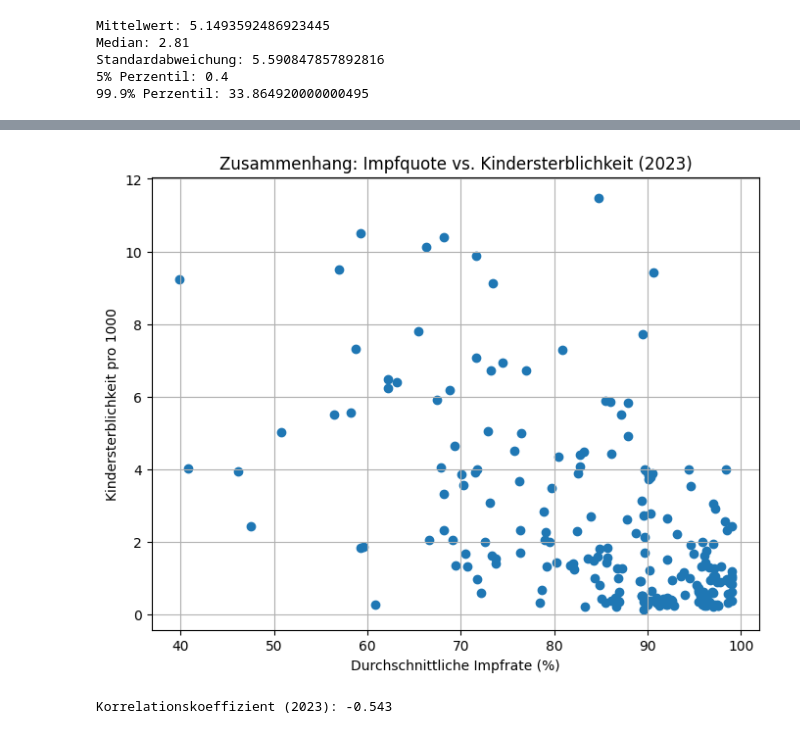
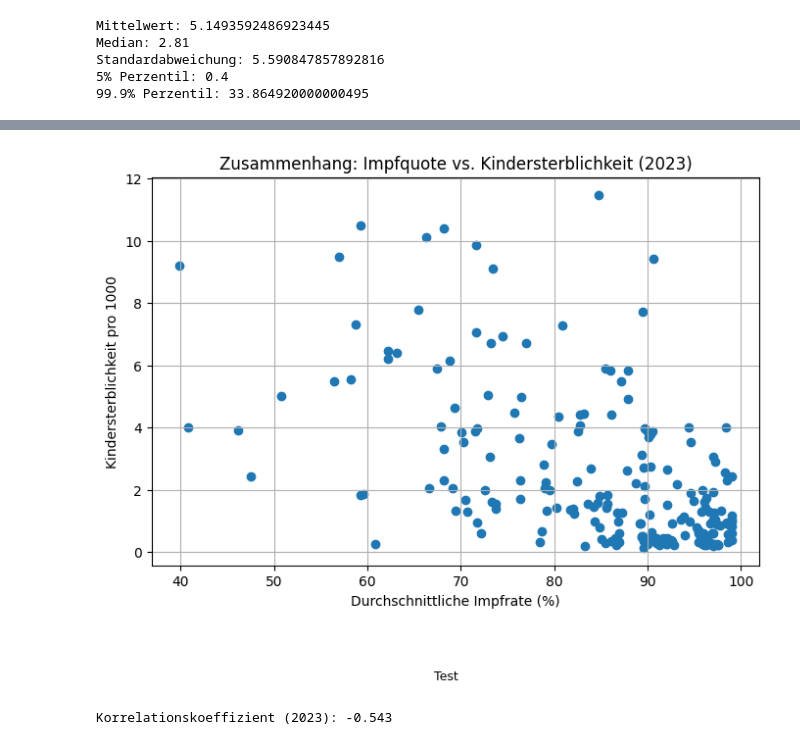
Before and after one commit to gandlea/LN-2-HS2025, a Jupyter notebook: Leistungsnachweis.ipynb, the cells around one changed output, grey strips where cells are left out. Cells and saved outputs as stored; diff of their text form; code cells hidden in the pictures.

```diff
--- a/Leistungsnachweis.ipynb
+++ b/Leistungsnachweis.ipynb
@@ -606,15 +681,25 @@ rename_df['Child Mortality Rate'].plot(kind='hist', bins=20)
 # %%
-# Beispiel: Scatterplot für ein bestimmtes Jahr
 df_corr = rename_df[rename_df["Year"] == 2023]
-plt.figure(figsize=(8,6))
-plt.scatter(df_corr["Impfungen Durchschnitt"], df_corr["Child Mortality Rate"])
-plt.xlabel("Durchschnittliche Impfrate (%)")
-plt.ylabel("Kindersterblichkeit pro 1000")
-plt.title("Zusammenhang: Impfquote vs. Kindersterblichkeit (2023)")
-plt.grid(True)
+
+fig, ax = plt.subplots(figsize=(8, 6))
+ax.scatter(df_corr["Impfungen Durchschnitt"], df_corr["Child Mortality Rate"])
+
+ax.set_xlabel("Durchschnittliche Impfrate (%)")
+ax.set_ylabel("Kindersterblichkeit pro 1000")
+ax.set_title("Zusammenhang: Impfquote vs. Kindersterblichkeit (2023)")
+ax.grid(True)
+
+caption = (
+    "Test"
+)
+
+fig.subplots_adjust(bottom=0.22)  # Platz unten
+fig.text(0.5, 0.02, textwrap.fill(caption, 110),
+         ha="center", va="bottom", fontsize=9)
+
 plt.show()
 # %% [output]
-[figure, old version]
+[figure, new version]
 # %%
 # Pearson-Korrelation zwischen Impfquote und Kindersterblichkeit
 korrelation = df_corr["Impfungen Durchschnitt"].corr(df_corr["Child Mortality Rate"])
```
Also changed, not shown: parts of 14 cells of this notebook.
